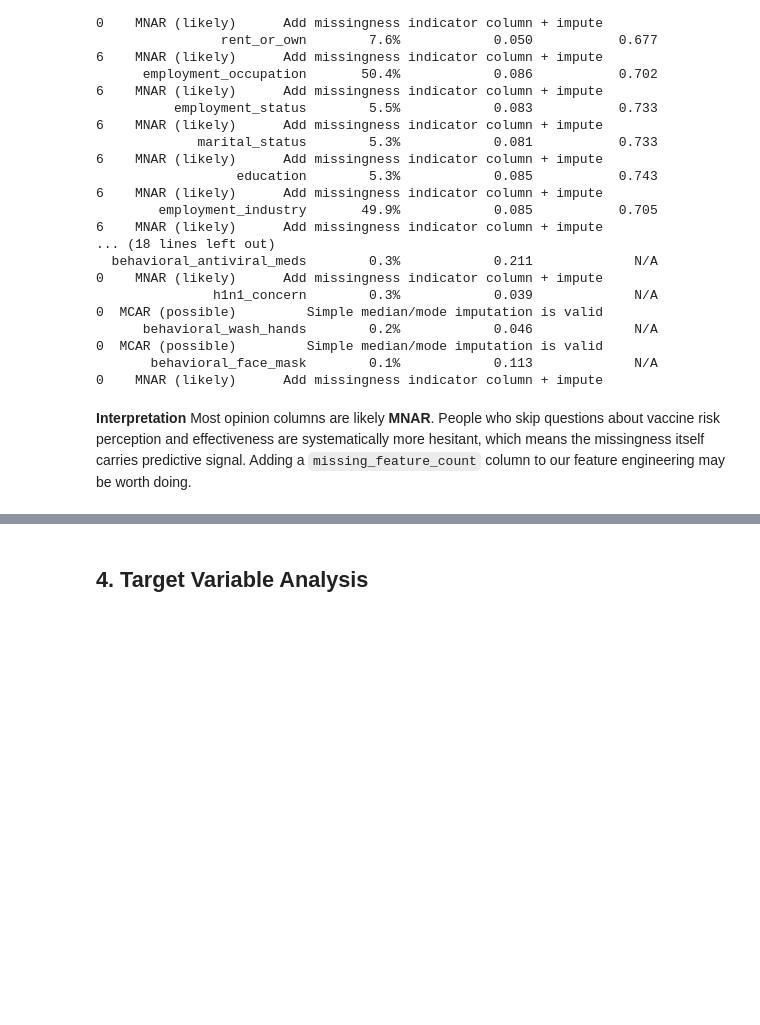
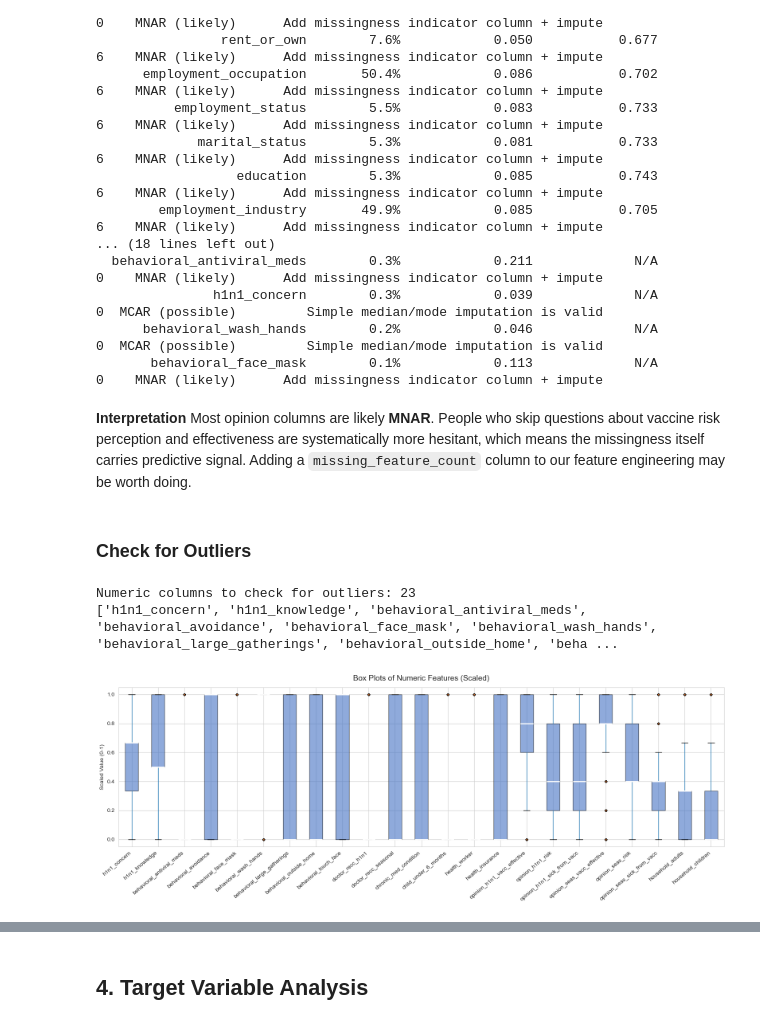
Before and after one commit to jarretangbazo/Flu-Shot-Learning, a Jupyter notebook: notebooks/01_eda.ipynb, the cells around one changed output, grey strips where cells are left out. Saved outputs shown, nothing was run; the diff lists cells and outputs as text; code cells hidden in the pictures; blank space fills up the shorter version.

Commit message:
EDA updated missingness analysis and begin outlier analysis

```diff
--- a/notebooks/01_eda.ipynb
+++ b/notebooks/01_eda.ipynb
@@ -608,3 +608,47 @@ MISSINGNESS ANALYSIS SUMMARY
 # %% [markdown]
 **Interpretation**
 Most opinion columns are likely **MNAR**. People who skip questions about vaccine risk perception and effectiveness are systematically more hesitant, which means the missingness itself carries predictive signal. Adding a `missing_feature_count` column to our feature engineering may be worth doing.
+# %% [markdown]
+### Check for Outliers
+# %%
+from scipy import stats
+from scipy.stats.mstats import winsorize
+from sklearn.ensemble import IsolationForest
+from sklearn.preprocessing import MinMaxScaler
+
+numeric_cols = [
+    c for c in flu_train_merged.select_dtypes(include='number').columns
+    if c not in TARGET_COLS + [ID_COL]
+]
+
+print(f"Numeric columns to check for outliers: {len(numeric_cols)}")
+print(numeric_cols)
+# %% [output]
+Numeric columns to check for outliers: 23
+['h1n1_concern', 'h1n1_knowledge', 'behavioral_antiviral_meds', 'behavioral_avoidance', 'behavioral_face_mask', 'behavioral_wash_hands', 'behavioral_large_gatherings', 'behavioral_outside_home', 'beha ...
+# %%
+# Box Plots
+# To detect outliers
+
+scaler = MinMaxScaler()
+scaled_df = pd.DataFrame(
+    scaler.fit_transform(flu_train_merged[numeric_cols].fillna(0)),
+    columns = numeric_cols
+)
+
+fig, ax = plt.subplots(figsize = (16, 6))
+scaled_df.boxplot(
+    ax = ax,
+    patch_artist = True,
+    boxprops = dict(facecolor = '#4472C4', alpha = 0.6),
+    medianprops = dict(color = 'white', linewidth = 2),
+    flierprops = dict(marker = 'o', markerfacecolor = '#ED7D31', markersize = 3, alpha = 0.5)
+)
+ax.set_title('Box Plots of Numeric Features (Scaled)', fontsize = 14, pad = 12)
+ax.set_xticklabels(ax.get_xticklabels(), rotation = 40, ha = 'right')
+ax.set_ylabel('Scaled Value (0-1)')
+plt.tight_layout()
+plt.savefig('../reports/figures/outliers_01_box_plots.png', dpi =150)
+plt.show()
+# %% [output]
+[figure, added]
```
Also changed, not shown: parts of 6 cells of this notebook, 3 other files.
